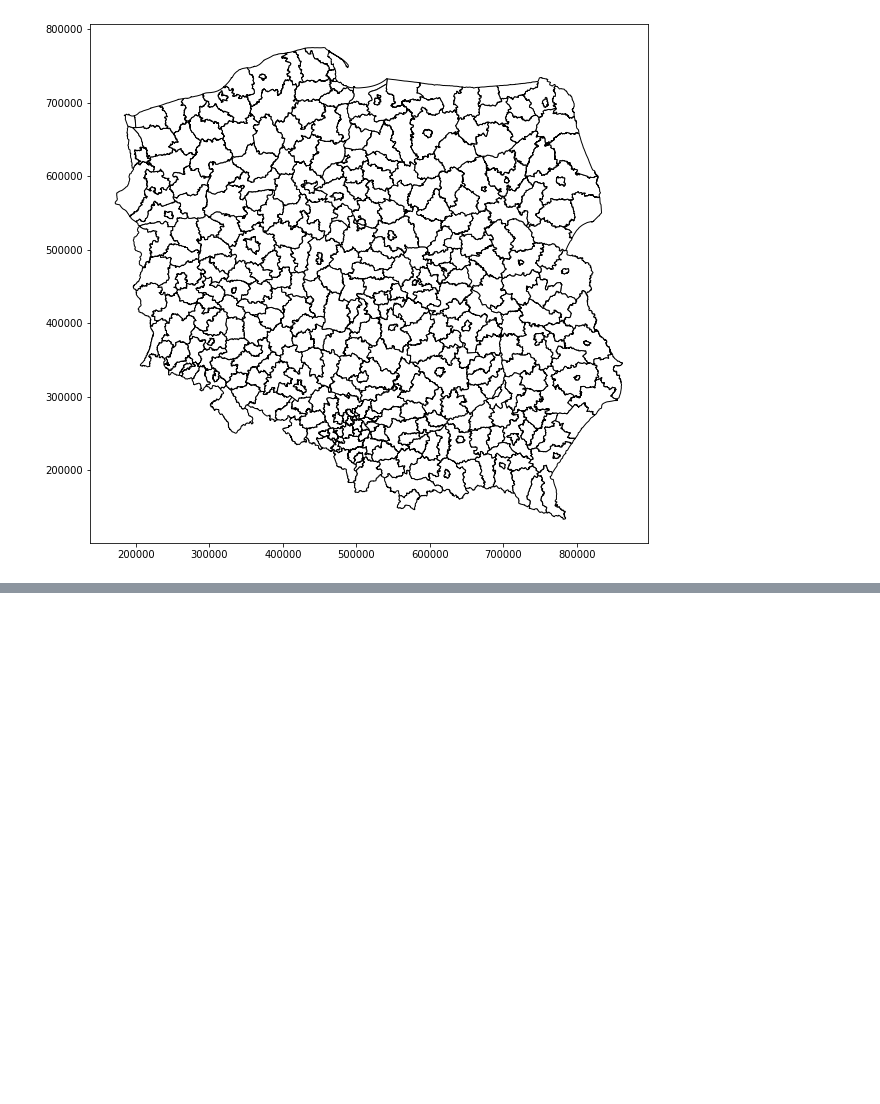
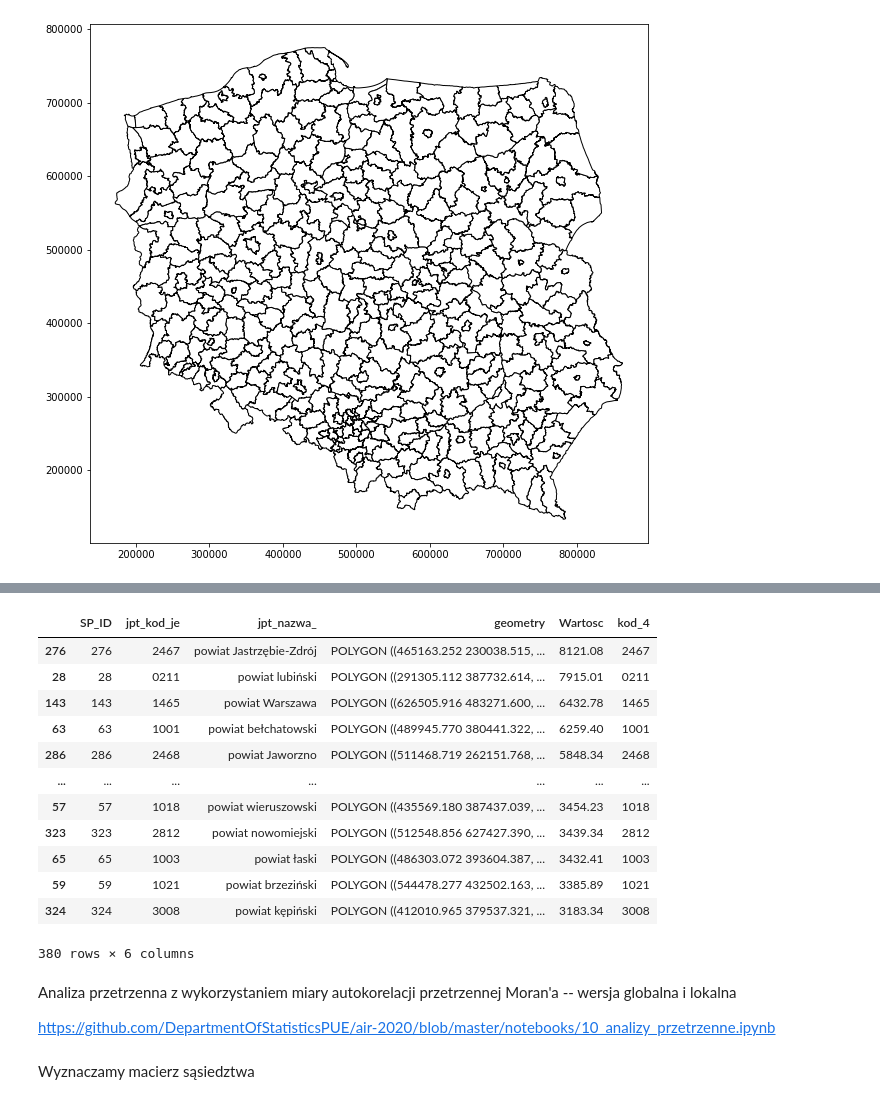
Before and after one commit to DepartmentOfStatisticsPUE/air-2021, a Jupyter notebook: notebooks/8_analizy_przetrzenne.ipynb, the cells around one changed output, grey strips where cells are left out. Cells and saved outputs as stored; diff of their text form; code cells hidden in the pictures; blank space fills up the shorter version.

```diff
--- a/notebooks/8_analizy_przetrzenne.ipynb
+++ b/notebooks/8_analizy_przetrzenne.ipynb
@@ -25,0 +63,22 @@ pow_df.plot(color = "white", edgecolor = "black")
+# %%
+dane_analiza.sort_values(by = "Wartosc", ascending=False)
+# %% [output]
+|  | SP_ID | jpt_kod_je | jpt_nazwa_ | geometry | Wartosc | kod_4 |
+| 276 | 276 | 2467 | powiat Jastrzębie-Zdrój | POLYGON ((465163.252 230038.515, ... | 8121.08 | 2467 |
+| 28 | 28 | 0211 | powiat lubiński | POLYGON ((291305.112 387732.614, ... | 7915.01 | 0211 |
+| 143 | 143 | 1465 | powiat Warszawa | POLYGON ((626505.916 483271.600, ... | 6432.78 | 1465 |
+| 63 | 63 | 1001 | powiat bełchatowski | POLYGON ((489945.770 380441.322, ... | 6259.40 | 1001 |
+| 286 | 286 | 2468 | powiat Jaworzno | POLYGON ((511468.719 262151.768, ... | 5848.34 | 2468 |
+| ... | ... | ... | ... | ... | ... | ... |
+| 57 | 57 | 1018 | powiat wieruszowski | POLYGON ((435569.180 387437.039, ... | 3454.23 | 1018 |
+| 323 | 323 | 2812 | powiat nowomiejski | POLYGON ((512548.856 627427.390, ... | 3439.34 | 2812 |
+| 65 | 65 | 1003 | powiat łaski | POLYGON ((486303.072 393604.387, ... | 3432.41 | 1003 |
+| 59 | 59 | 1021 | powiat brzeziński | POLYGON ((544478.277 432502.163, ... | 3385.89 | 1021 |
+| 324 | 324 | 3008 | powiat kępiński | POLYGON ((412010.965 379537.321, ... | 3183.34 | 3008 |
+380 rows × 6 columns
+# %% [markdown]
+Analiza przetrzenna z wykorzystaniem miary autokorelacji przetrzennej Moran'a -- wersja globalna i lokalna
+
+https://github.com/DepartmentOfStatisticsPUE/air-2020/blob/master/notebooks/10_analizy_przetrzenne.ipynb
+# %% [markdown]
+Wyznaczamy macierz sąsiedztwa
```
Also changed, not shown: parts of 11 cells of this notebook, 2 other files.
